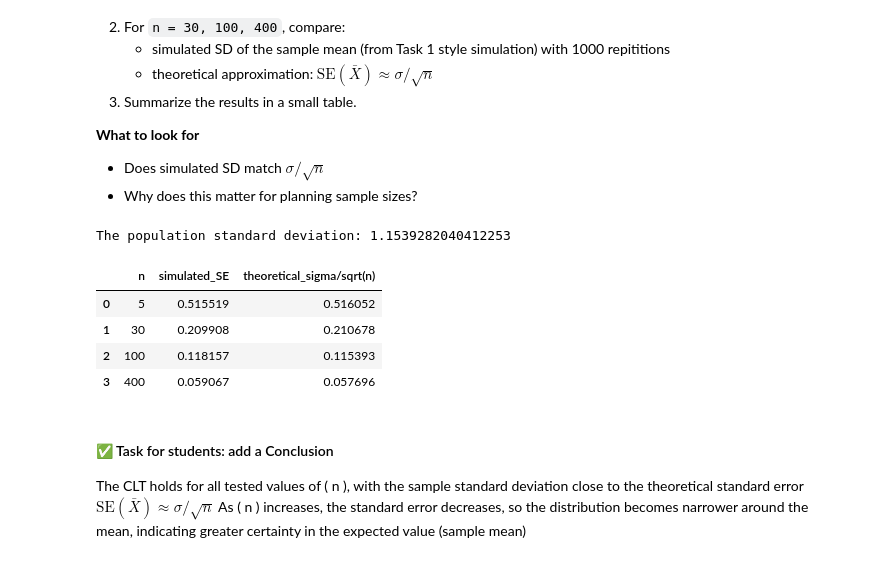
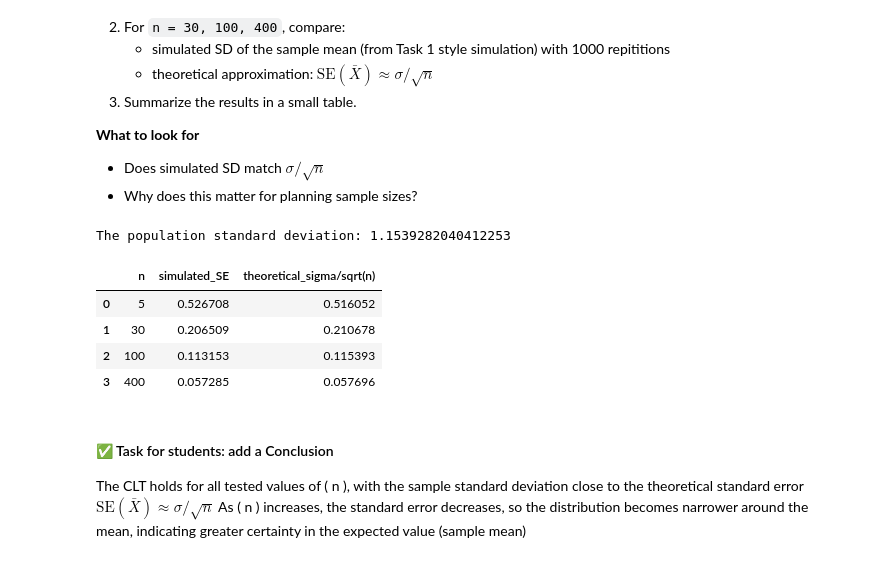
Before and after one commit to Shahzayb/data_analysis_playground, a Jupyter notebook: Exercise_8/Sampling_Distributions_and_CLT_solution.ipynb, the cells around one changed output. Cells and saved outputs as stored; diff of their text form; code cells hidden in the pictures.

```diff
--- a/Exercise_8/Sampling_Distributions_and_CLT_solution.ipynb
+++ b/Exercise_8/Sampling_Distributions_and_CLT_solution.ipynb
@@ -167,25 +169,25 @@ Name: Empirical SD, dtype: float64
 # %%
 sigma = np.std(data)  # treat full dataset as population
 print("The population standard deviation:", sigma)
 
 ns2 = [5, 30, 100, 400]
 reps = 1000
 
 rows = []
 for n in ns2:
-    m = sampling_distribution_of_mean(data, n, reps=reps, seed=RSEED)
+    m = sample_means(data, n, reps=reps, seed=RSEED)
     sim_se = np.std(m)
     theo_se = sigma / np.sqrt(n)
     rows.append({"n": n, "simulated_SE": sim_se, "theoretical_sigma/sqrt(n)": theo_se})
 
 pd.DataFrame(rows)
 # %% [output]
 The population standard deviation: 1.1539282040412253
 |  | n | simulated_SE | theoretical_sigma/sqrt(n) |
-| 0 | 5 | 0.515519 | 0.516052 |
-| 1 | 30 | 0.209908 | 0.210678 |
-| 2 | 100 | 0.118157 | 0.115393 |
-| 3 | 400 | 0.059067 | 0.057696 |
+| 0 | 5 | 0.526708 | 0.516052 |
+| 1 | 30 | 0.206509 | 0.210678 |
+| 2 | 100 | 0.113153 | 0.115393 |
+| 3 | 400 | 0.057285 | 0.057696 |
 # %% [markdown]
 #### ✅ Task for students: add a Conclusion
 The CLT holds for all tested values of ( n ), with the sample standard deviation close to the theoretical standard error
```
Also changed, not shown: parts of 4 cells of this notebook, 12 other files.
